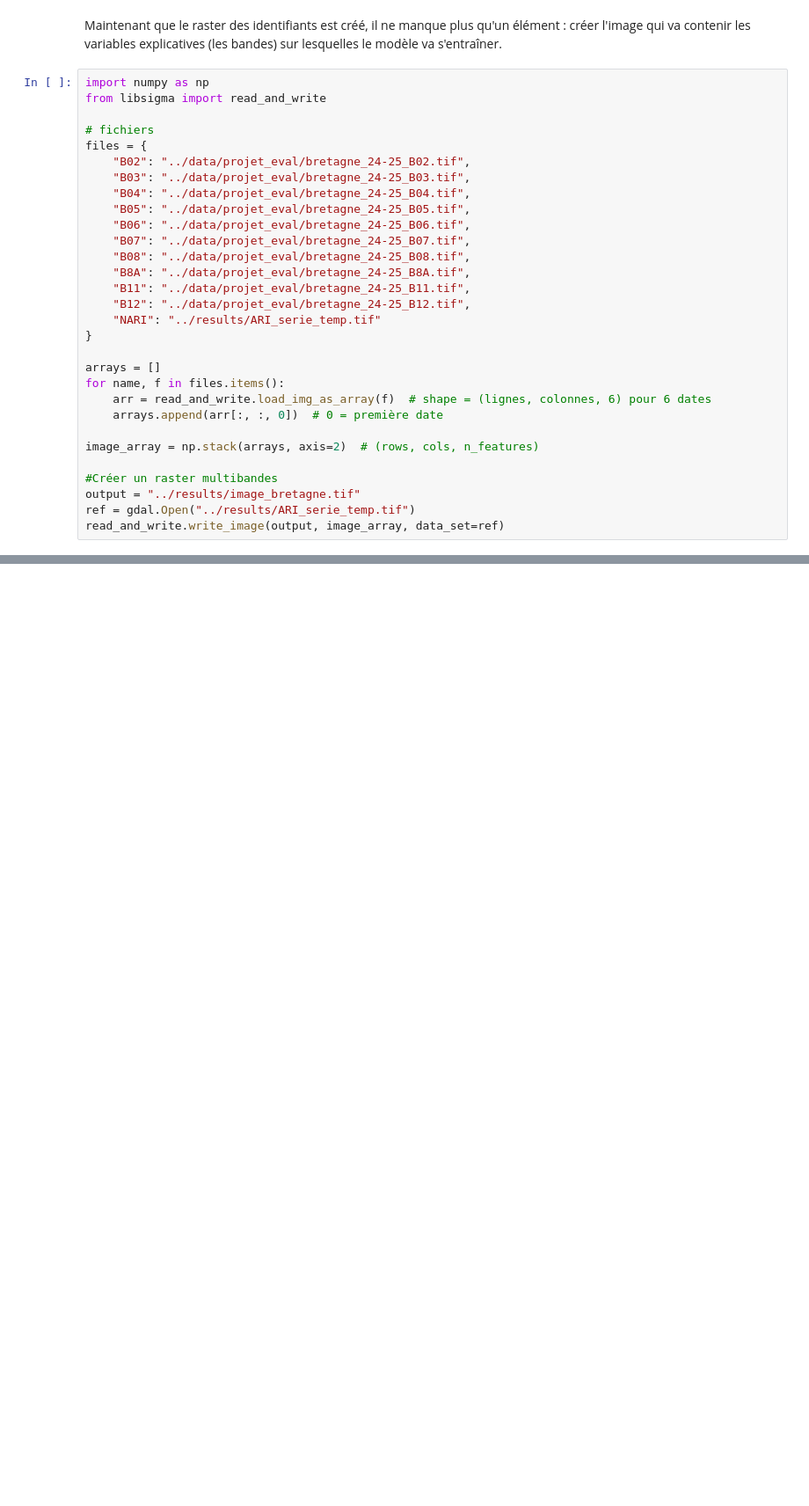
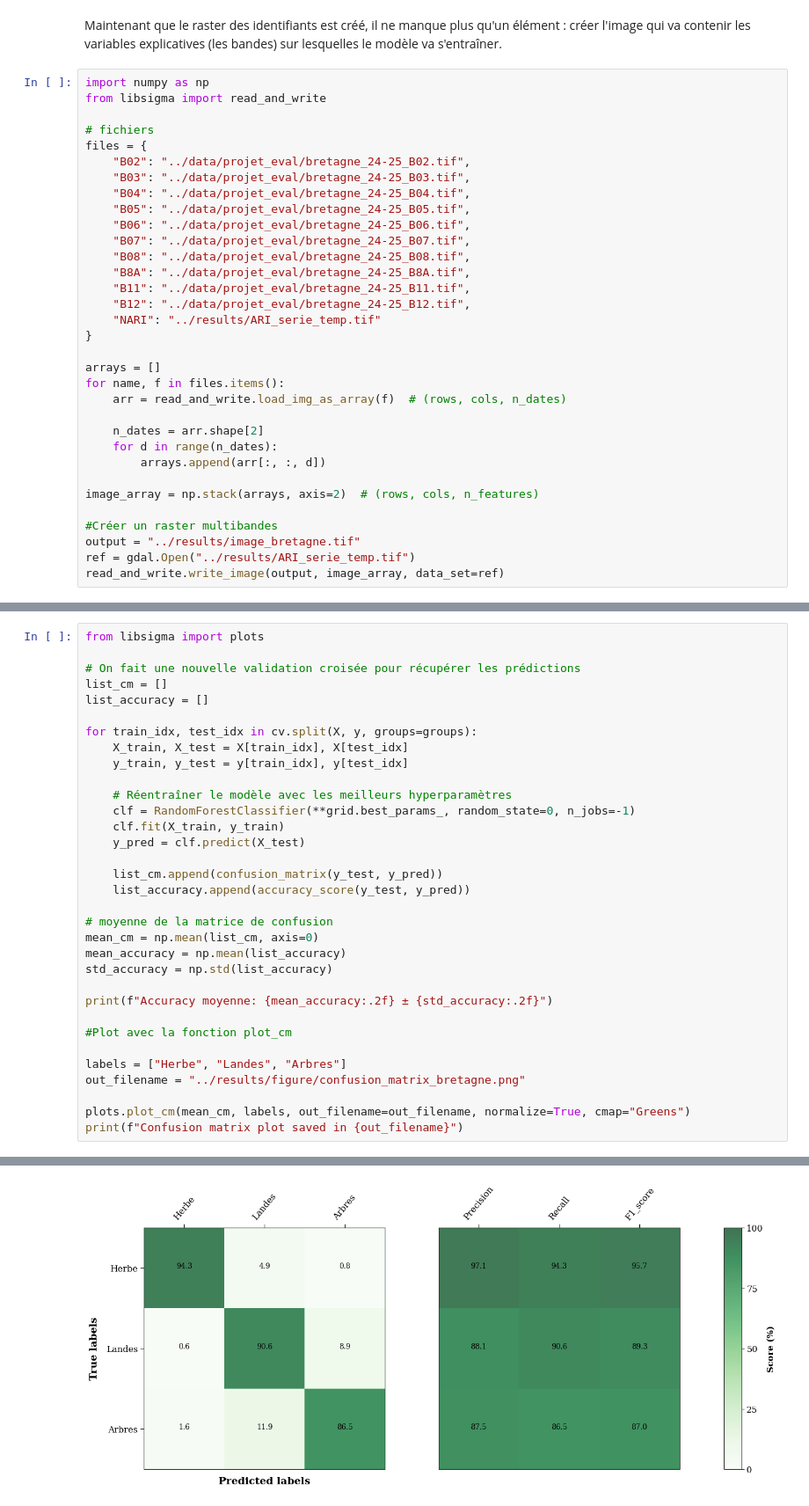
Before and after one commit to nicolas-requin/projet_landes, a Jupyter notebook: projet_telea_REQUIN_NICOLAS.ipynb, the cells around one changed output, grey strips where cells are left out. Shown at 88% size. Saved outputs shown, nothing was run; the diff lists cells and outputs as text; blank space fills up the shorter version.

```diff
--- a/projet_telea_REQUIN_NICOLAS.ipynb
+++ b/projet_telea_REQUIN_NICOLAS.ipynb
@@ -278,8 +278,11 @@ files = {
 
 arrays = []
 for name, f in files.items():
-    arr = read_and_write.load_img_as_array(f)  # shape = (lignes, colonnes, 6) pour 6 dates
-    arrays.append(arr[:, :, 0])  # 0 = première date
+    arr = read_and_write.load_img_as_array(f)  # (rows, cols, n_dates)
+
+    n_dates = arr.shape[2]
+    for d in range(n_dates):
+        arrays.append(arr[:, :, d])
 
 image_array = np.stack(arrays, axis=2)  # (rows, cols, n_features)
 
@@ -352,0 +356,34 @@ Score CV moyen : 0.88
+# %%
+from libsigma import plots
+
+# On fait une nouvelle validation croisée pour récupérer les prédictions
+list_cm = []
+list_accuracy = []
+
+for train_idx, test_idx in cv.split(X, y, groups=groups):
+    X_train, X_test = X[train_idx], X[test_idx]
+    y_train, y_test = y[train_idx], y[test_idx]
+
+    # Réentraîner le modèle avec les meilleurs hyperparamètres
+    clf = RandomForestClassifier(**grid.best_params_, random_state=0, n_jobs=-1)
+    clf.fit(X_train, y_train)
+    y_pred = clf.predict(X_test)
+
+    list_cm.append(confusion_matrix(y_test, y_pred))
+    list_accuracy.append(accuracy_score(y_test, y_pred))
+
+# moyenne de la matrice de confusion
+mean_cm = np.mean(list_cm, axis=0)
+mean_accuracy = np.mean(list_accuracy)
+std_accuracy = np.std(list_accuracy)
+
+print(f"Accuracy moyenne: {mean_accuracy:.2f} ± {std_accuracy:.2f}")
+
+#Plot avec la fonction plot_cm
+
+labels = ["Herbe", "Landes", "Arbres"]
+out_filename = "../results/figure/confusion_matrix_bretagne.png"
+
+plots.plot_cm(mean_cm, labels, out_filename=out_filename, normalize=True, cmap="Greens")
+print(f"Confusion matrix plot saved in {out_filename}")
+# %% [output]
@@ -352,0 +392 @@ Score CV moyen : 0.88
+[figure, added]
```
Also changed, not shown: parts of 5 cells of this notebook.
